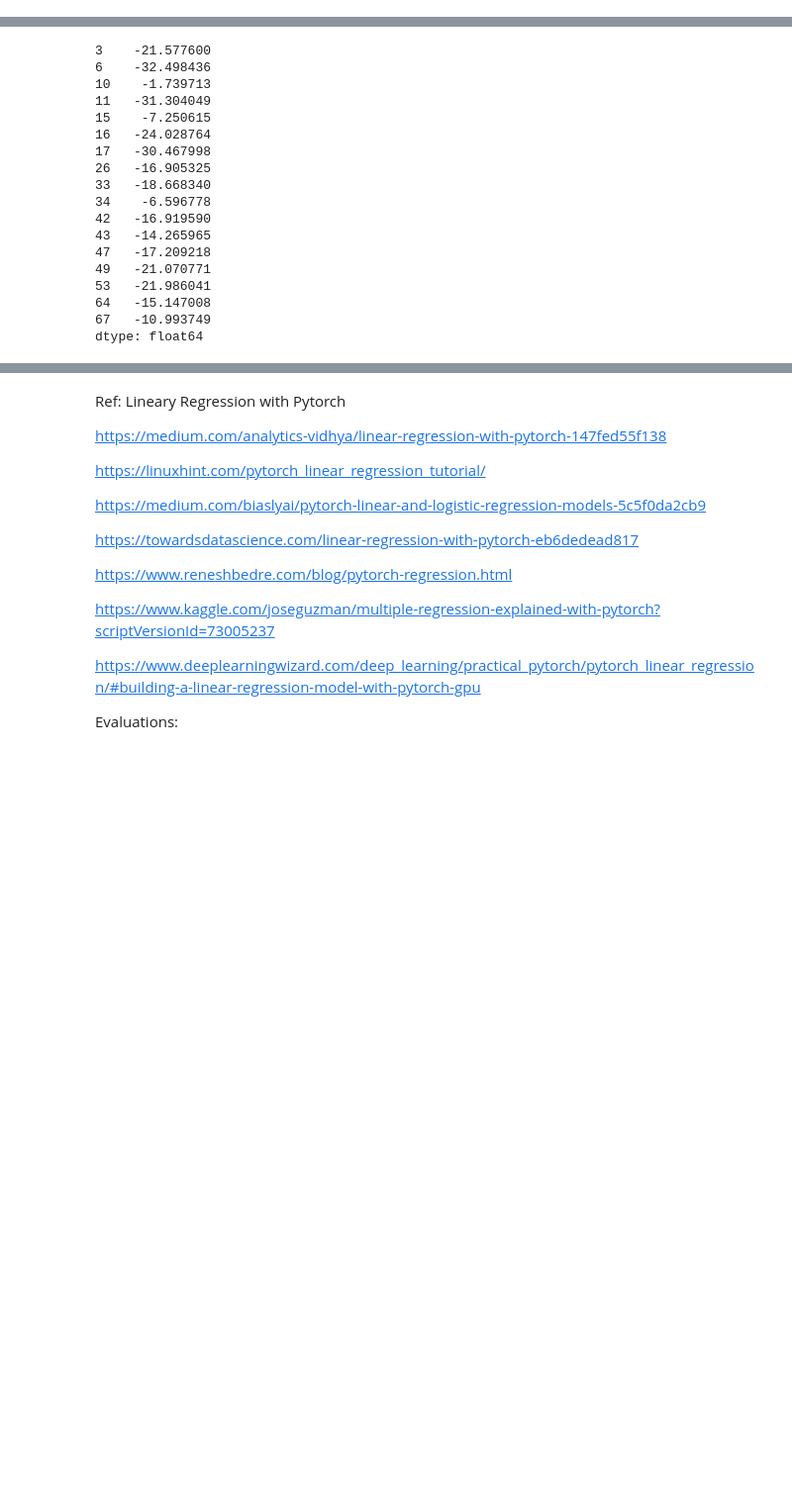
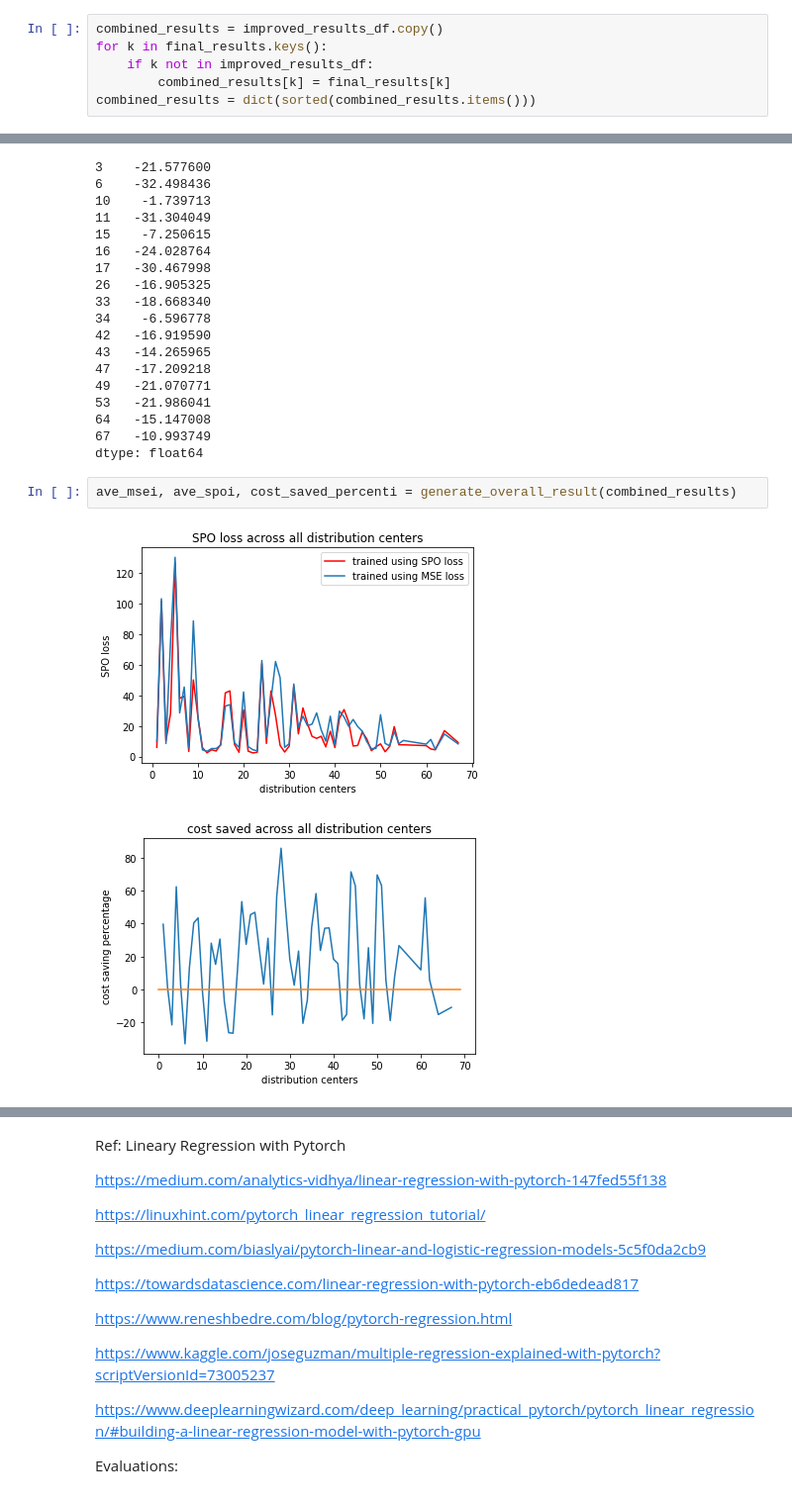
Before and after one commit to tianlei9581/DemandPredictionJD, a Jupyter notebook: pipe_improvement_Lei.ipynb, the cells around one changed output, grey strips where cells are left out. Shown at 99% size. Saved outputs shown, nothing was run; the diff lists cells and outputs as text; blank space fills up the shorter version.

```diff
--- a/pipe_improvement_Lei.ipynb
+++ b/pipe_improvement_Lei.ipynb
@@ -513,0 +523,6 @@ SPO_columns, SPO_index = final_results[1]['SPO result'].columns, final_results[1
+# %%
+combined_results = improved_results_df.copy()
+for k in final_results.keys():
+    if k not in improved_results_df:
+        combined_results[k] = final_results[k]
+combined_results = dict(sorted(combined_results.items()))
@@ -589,3 +610,8 @@ cost_saved_percent[cost_saved_percent < 0]
 64   -15.147008
 67   -10.993749
 dtype: float64
+# %%
+ave_msei, ave_spoi, cost_saved_percenti = generate_overall_result(combined_results)
+# %% [output]
+[figure, added]
+[figure, added]
```
Also changed, not shown: parts of 25 cells of this notebook, 2 other files.
